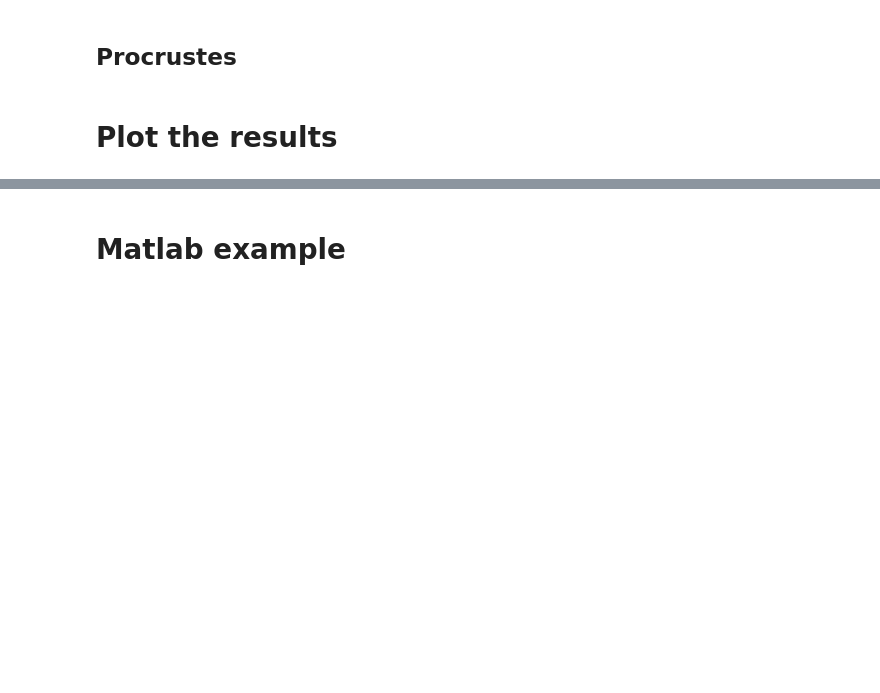
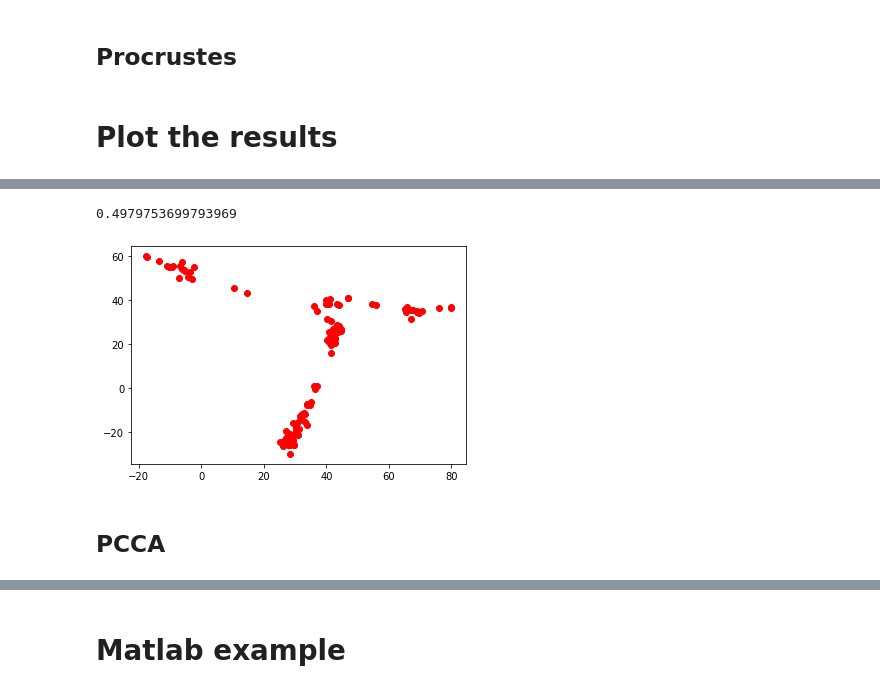
Before and after one commit to camoalon/language_genes, a Jupyter notebook: PCA.ipynb, the cells around one changed output, grey strips where cells are left out. Drawn from its saved outputs; the diff is of its cells as text; code cells hidden in the pictures; blank space fills up the shorter version.

```diff
--- a/PCA.ipynb
+++ b/PCA.ipynb
@@ -256,2 +314,4 @@ d, Z, t = procrustes(coordinates.T.values, phonemes_pc.T.values)
+# %%
+d_alleles, Z_alleles, t_alleles = procrustes(coordinates.T.values, alleles_pc.values)
 # %% [markdown]
 # Plot the results
@@ -268,0 +352,9 @@ print(t0)
+# %%
+plt.scatter(Z_alleles.T[0], Z_alleles.T[1], c = "r")
+t0 = np.sqrt(1-d_alleles)
+print(t0)
+# %% [output]
+0.4979753699793969
+[figure, added]
+# %% [markdown]
+## PCCA
```
Also changed, not shown: parts of 34 cells of this notebook.
